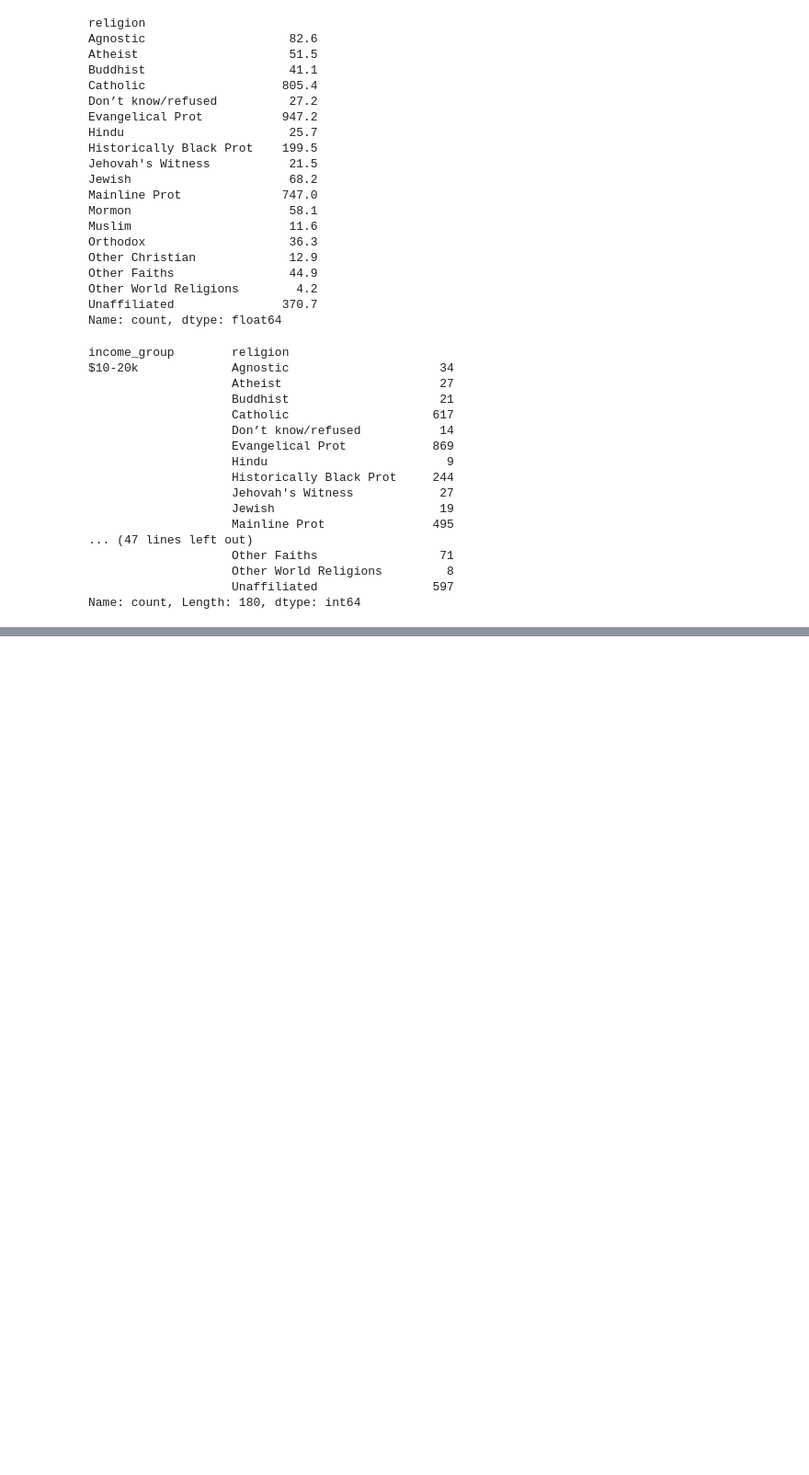
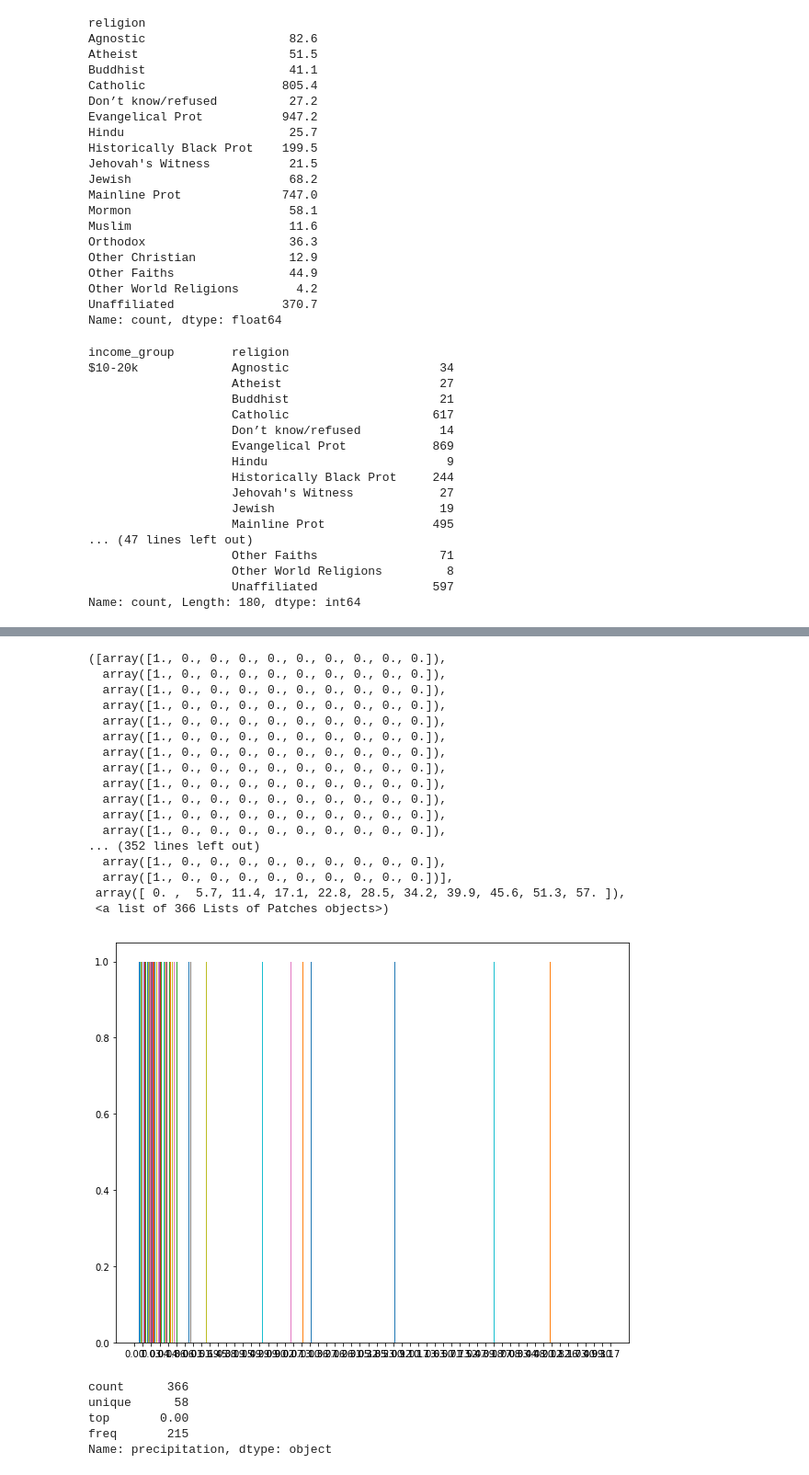
Before and after one commit to viraco4a/SoftUni, a Jupyter notebook: DataScience/02. Data-Tidying-and-Cleaning_Lab/Data Tidying and Cleaning Lab.ipynb, the cells around one changed output, grey strips where cells are left out. Shown: that part at 92% size. Drawn from its saved outputs; the diff is of its cells as text; code cells hidden in the pictures; blank space fills up the shorter version.

Commit message:
Data Science Tidying and cleaning Lab final

```diff
--- a/DataScience/02. Data-Tidying-and-Cleaning_Lab/Data Tidying and Cleaning Lab.ipynb
+++ b/DataScience/02. Data-Tidying-and-Cleaning_Lab/Data Tidying and Cleaning Lab.ipynb
@@ -682,3 +683,5 @@ $10-20k             Agnostic                     34
                     Other World Religions         8
                     Unaffiliated                597
 Name: count, Length: 180, dtype: int64
+# %%
+weather_data = pd.read_csv("https://raw.githubusercontent.com/synesthesiam/blog/master/posts/data/weather_year.csv")
@@ -684,0 +702,7 @@ Name: count, Length: 180, dtype: int64
+# %%
+weather_data.columns = ["date", "max_temp", "mean_temp", "min_temp", "max_dew",
+"mean_dew", "min_dew", "max_humidity", "mean_humidity",
+"min_humidity", "max_pressure", "mean_pressure",
+"min_pressure", "max_visibilty", "mean_visibility",
+"min_visibility", "max_wind", "mean_wind", "min_wind",
+"precipitation", "cloud_cover", "events", "wind_dir"]
@@ -684,0 +762,5 @@ Name: count, Length: 180, dtype: int64
+# %%
+def string_to_date(date_string):
+    return datetime.strptime(date_string, "%Y-%m-%d")
+# %%
+weather_data.date = weather_data.date.apply(string_to_date)
@@ -684,0 +819,30 @@ Name: count, Length: 180, dtype: int64
+# %%
+plt.figure(figsize = (10, 8))
+plt.hist(weather_data.precipitation)
+# %% [output]
+([array([1., 0., 0., 0., 0., 0., 0., 0., 0., 0.]),
+  array([1., 0., 0., 0., 0., 0., 0., 0., 0., 0.]),
+  array([1., 0., 0., 0., 0., 0., 0., 0., 0., 0.]),
+  array([1., 0., 0., 0., 0., 0., 0., 0., 0., 0.]),
+  array([1., 0., 0., 0., 0., 0., 0., 0., 0., 0.]),
+  array([1., 0., 0., 0., 0., 0., 0., 0., 0., 0.]),
+  array([1., 0., 0., 0., 0., 0., 0., 0., 0., 0.]),
+  array([1., 0., 0., 0., 0., 0., 0., 0., 0., 0.]),
+  array([1., 0., 0., 0., 0., 0., 0., 0., 0., 0.]),
+  array([1., 0., 0., 0., 0., 0., 0., 0., 0., 0.]),
+  array([1., 0., 0., 0., 0., 0., 0., 0., 0., 0.]),
+  array([1., 0., 0., 0., 0., 0., 0., 0., 0., 0.]),
+... (352 lines left out)
+  array([1., 0., 0., 0., 0., 0., 0., 0., 0., 0.]),
+  array([1., 0., 0., 0., 0., 0., 0., 0., 0., 0.])],
+ array([ 0. ,  5.7, 11.4, 17.1, 22.8, 28.5, 34.2, 39.9, 45.6, 51.3, 57. ]),
+ <a list of 366 Lists of Patches objects>)
+[figure, added]
+# %%
+weather_data.precipitation.describe()
+# %% [output]
+count      366
+unique      58
+top       0.00
+freq       215
+Name: precipitation, dtype: object
```
Also changed, not shown: parts of 26 cells of this notebook.
